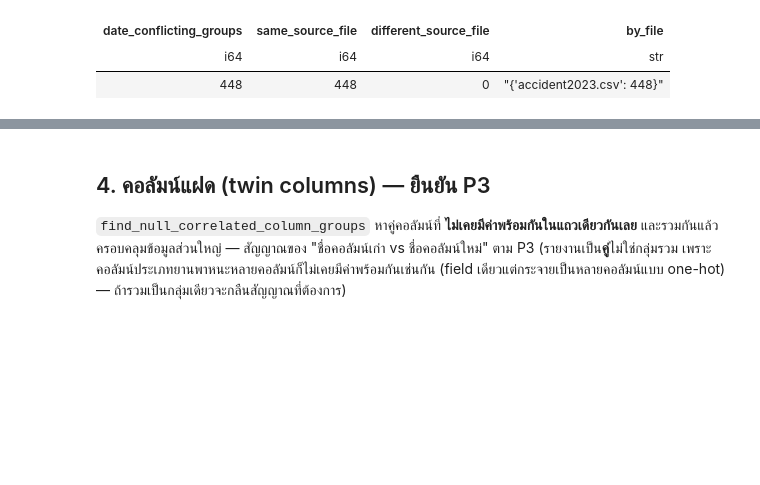
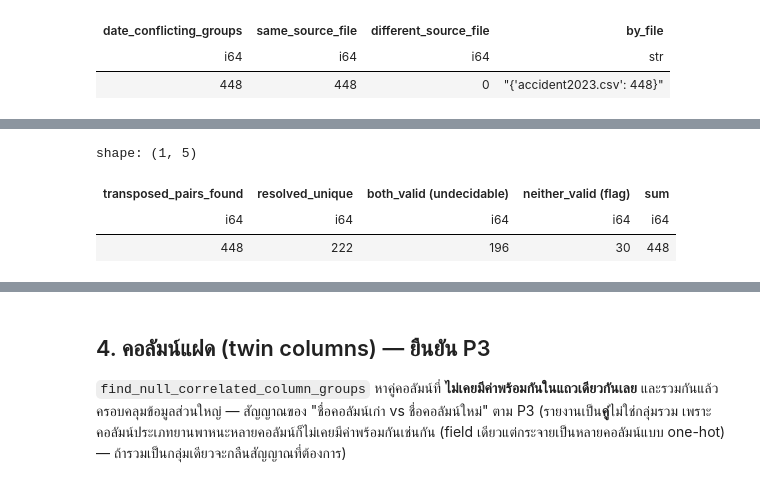
Before and after one commit to PhidPhew/car-insurance-accident-analysis, a Jupyter notebook: notebooks/01_data_profiling.ipynb, the cells around one changed output, grey strips where cells are left out. Drawn from its saved outputs; the diff is of its cells as text; code cells hidden in the pictures; blank space fills up the shorter version.

```diff
--- a/notebooks/01_data_profiling.ipynb
+++ b/notebooks/01_data_profiling.ipynb
@@ -328,0 +397,32 @@ shape: (1, 4)
+# %%
+transposed_keys = find_transposed_date_string_pairs(
+    accidents_raw.filter(pl.col("ACC_CODE").is_not_null()), "ACC_CODE", "วันที่เกิดเหตุ"
+)
+
+discrimination = discriminate_transposed_date_pairs(
+    accidents_raw.filter(pl.col("ACC_CODE").is_not_null()),
+    "ACC_CODE",
+    transposed_keys,
+    "วันที่เกิดเหตุ",
+    "วันที่รายงาน",
+    month_first=True,
+)
+
+pl.DataFrame(
+    [
+        {
+            "transposed_pairs_found": len(transposed_keys),
+            "resolved_unique": discrimination.resolved_unique,
+            "both_valid (undecidable)": discrimination.both_valid,
+            "neither_valid (flag)": discrimination.neither_valid,
+            "sum": discrimination.resolved_unique
+            + discrimination.both_valid
+            + discrimination.neither_valid,
+        }
+    ]
+)
+# %% [output]
+shape: (1, 5)
+| transposed_pairs_found | resolved_unique | both_valid (undecidable) | neither_valid (flag) | sum |
+| i64 | i64 | i64 | i64 | i64 |
+| 448 | 222 | 196 | 30 | 448 |
```
Also changed, not shown: parts of 9 cells of this notebook, 4 other files.
